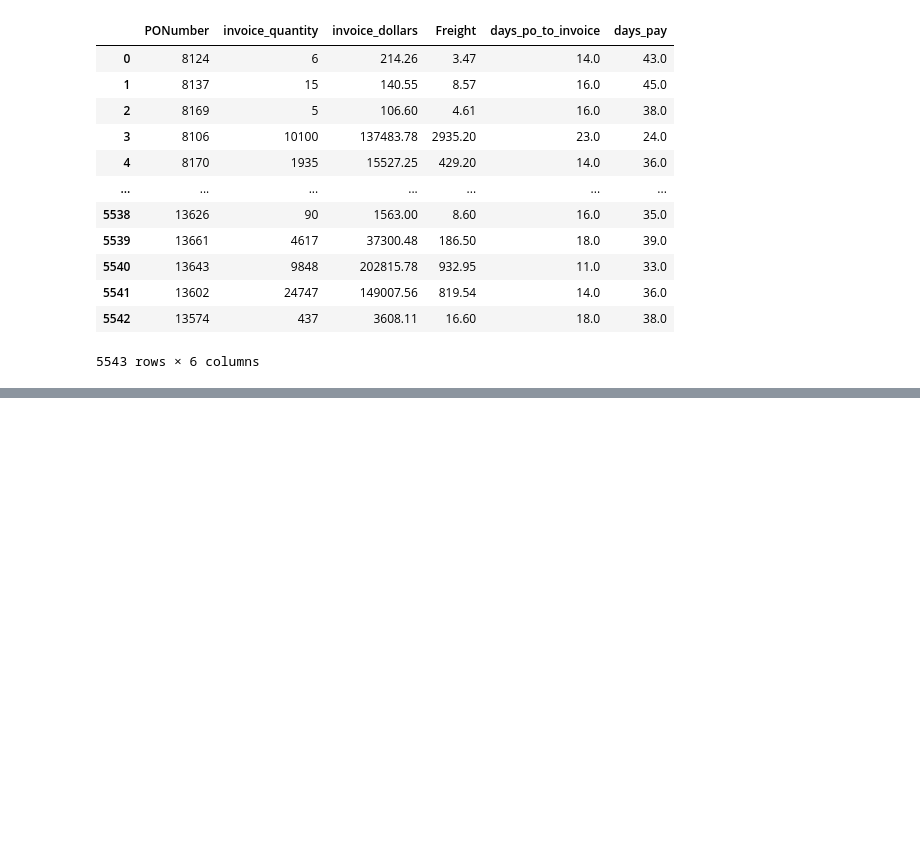
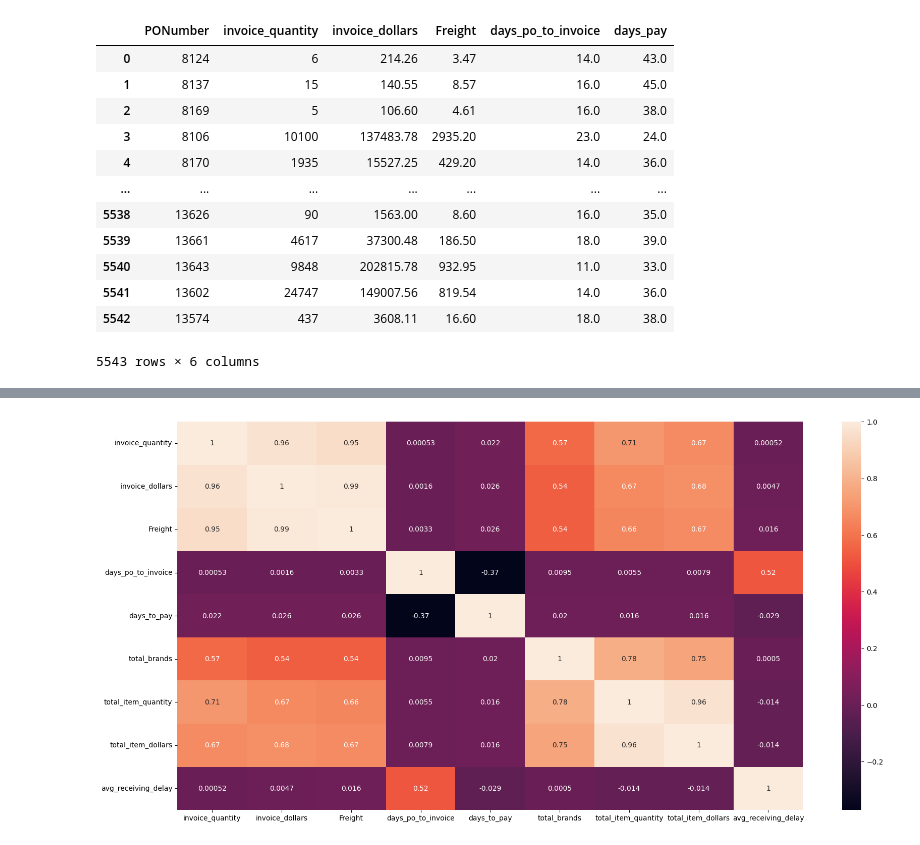
Before and after one commit to OfficialTanishGupta/Vendor-Invoice-Intelligence-System, a Jupyter notebook: notebooks/Invoice flagging.ipynb, the cells around one changed output, grey strips where cells are left out. Drawn from its saved outputs; the diff is of its cells as text; code cells hidden in the pictures; blank space fills up the shorter version.

```diff
--- a/notebooks/Invoice flagging.ipynb
+++ b/notebooks/Invoice flagging.ipynb
@@ -107,0 +194,6 @@ SUM(p.Quantity) AS total_item_quantity,
+# %%
+plt.figure(figsize=(20,10))
+sns.heatmap(df.iloc[:,1:-1].corr(),annot = True)
+plt.show()
+# %% [output]
+[figure, added]
```
Also changed, not shown: parts of 15 cells of this notebook.
